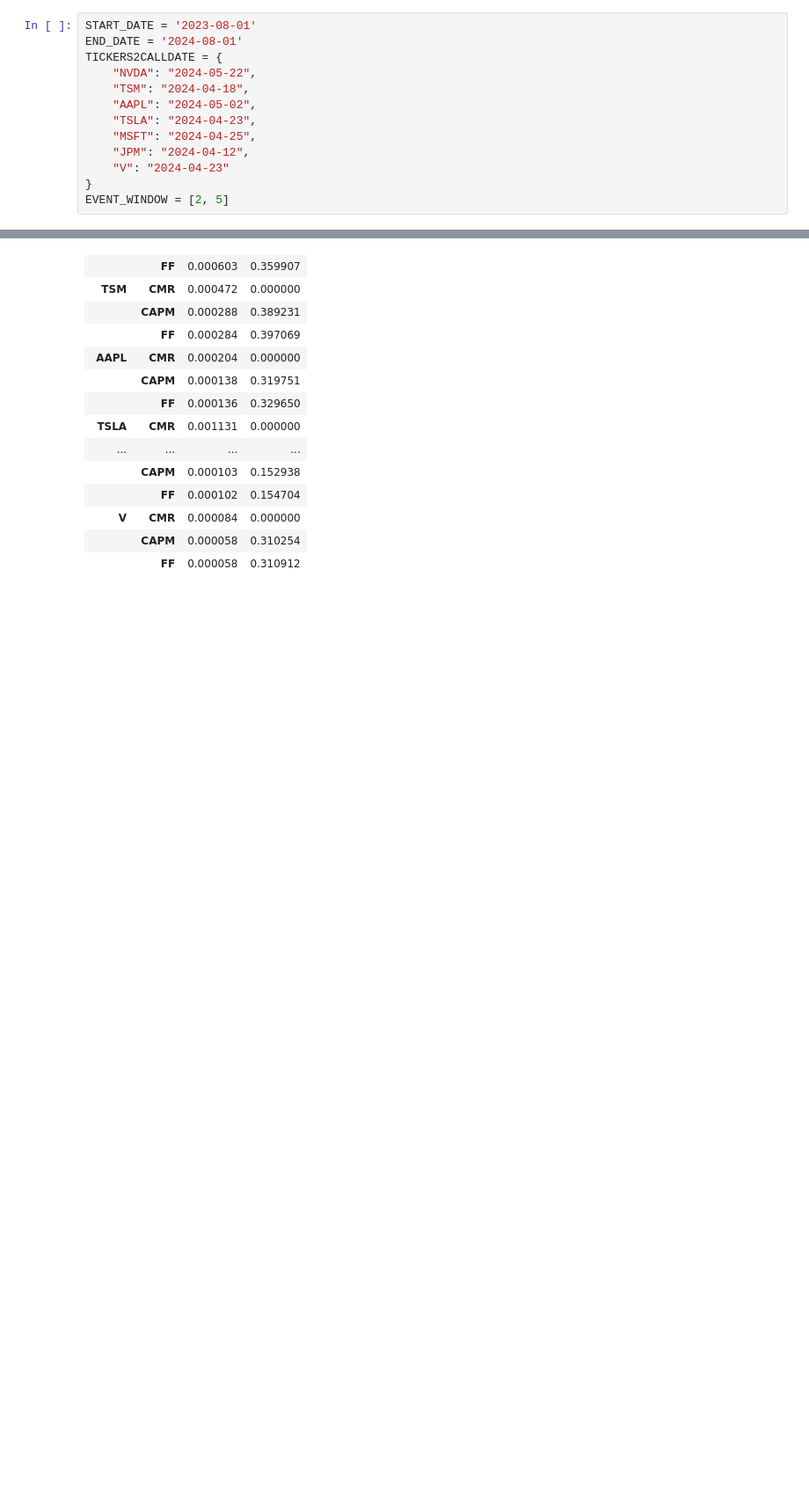
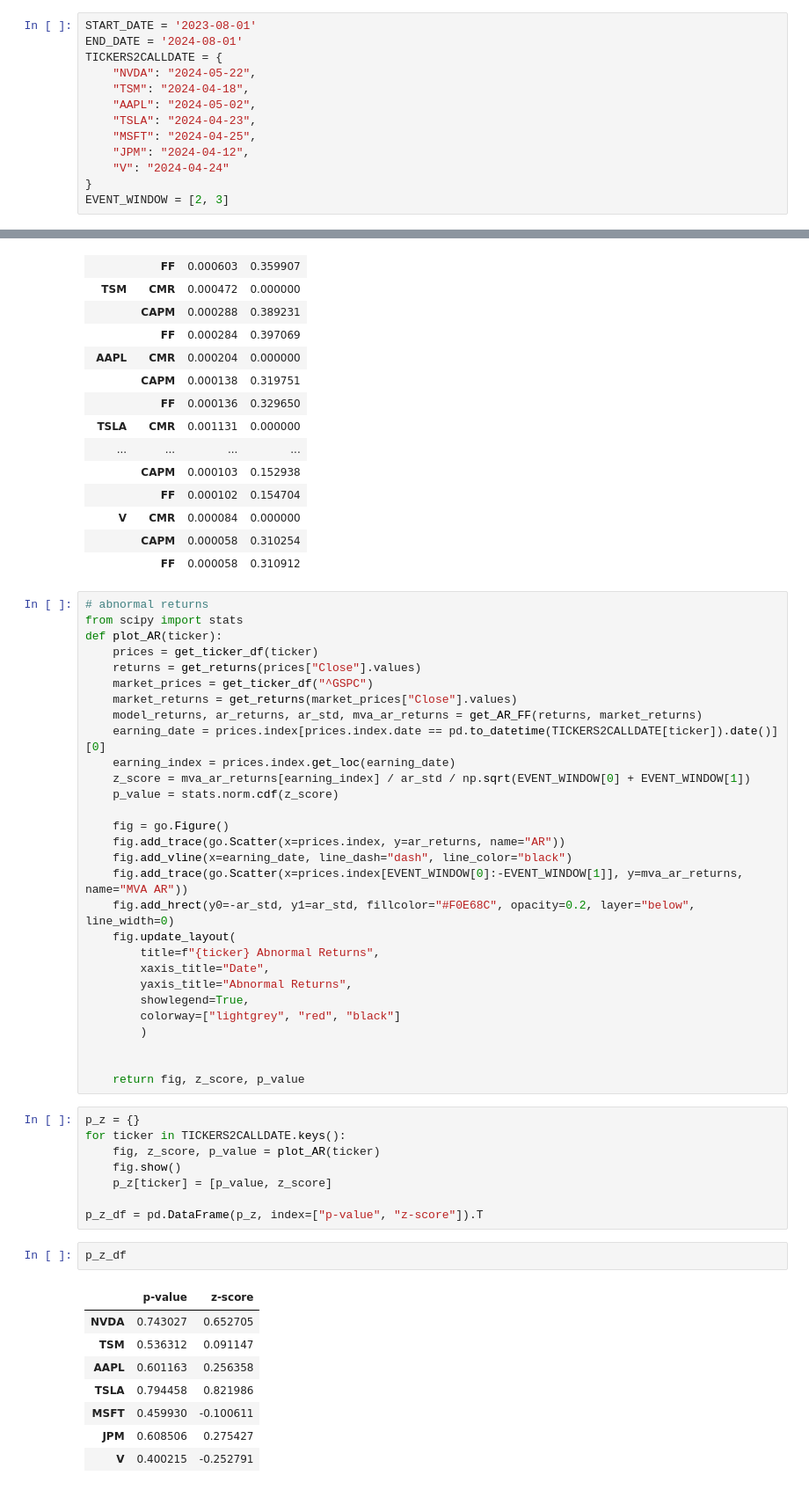
Before and after one commit to howarudo/financial-concepts, a Jupyter notebook: notebooks/q1_earnings_impact.ipynb, the cells around one changed output, grey strips where cells are left out. Shown at 88% size. Saved outputs shown, nothing was run; the diff lists cells and outputs as text; blank space fills up the shorter version.

```diff
--- a/notebooks/q1_earnings_impact.ipynb
+++ b/notebooks/q1_earnings_impact.ipynb
@@ -14,9 +14,9 @@ TICKERS2CALLDATE = {
     "TSLA": "2024-04-23",
     "MSFT": "2024-04-25",
     "JPM": "2024-04-12",
-    "V": "2024-04-23"
+    "V": "2024-04-24"
 }
-EVENT_WINDOW = [2, 5]
+EVENT_WINDOW = [2, 3]
 # %%
 def get_ticker_df(ticker):
     res_df = yahooFinance.Ticker(ticker).history(start=START_DATE, end=END_DATE)
@@ -159,3 +159,51 @@ results_df.set_index(["Ticker", "Model"])
 | V | CMR | 0.000084 | 0.000000 |
 |  | CAPM | 0.000058 | 0.310254 |
 |  | FF | 0.000058 | 0.310912 |
+# %%
+# abnormal returns
+from scipy import stats
+def plot_AR(ticker):
+    prices = get_ticker_df(ticker)
+    returns = get_returns(prices["Close"].values)
+    market_prices = get_ticker_df("^GSPC")
+    market_returns = get_returns(market_prices["Close"].values)
+    model_returns, ar_returns, ar_std, mva_ar_returns = get_AR_FF(returns, market_returns)
+    earning_date = prices.index[prices.index.date == pd.to_datetime(TICKERS2CALLDATE[ticker]).date()][0]
+    earning_index = prices.index.get_loc(earning_date)
+    z_score = mva_ar_returns[earning_index] / ar_std / np.sqrt(EVENT_WINDOW[0] + EVENT_WINDOW[1])
+    p_value = stats.norm.cdf(z_score)
+
+    fig = go.Figure()
+    fig.add_trace(go.Scatter(x=prices.index, y=ar_returns, name="AR"))
+    fig.add_vline(x=earning_date, line_dash="dash", line_color="black")
+    fig.add_trace(go.Scatter(x=prices.index[EVENT_WINDOW[0]:-EVENT_WINDOW[1]], y=mva_ar_returns, name="MVA AR"))
+    fig.add_hrect(y0=-ar_std, y1=ar_std, fillcolor="#F0E68C", opacity=0.2, layer="below", line_width=0)
+    fig.update_layout(
+        title=f"{ticker} Abnormal Returns",
+        xaxis_title="Date",
+        yaxis_title="Abnormal Returns",
+        showlegend=True,
+        colorway=["lightgrey", "red", "black"]
+        )
+
+
+    return fig, z_score, p_value
+# %%
+p_z = {}
+for ticker in TICKERS2CALLDATE.keys():
+    fig, z_score, p_value = plot_AR(ticker)
+    fig.show()
+    p_z[ticker] = [p_value, z_score]
+
+p_z_df = pd.DataFrame(p_z, index=["p-value", "z-score"]).T
+# %%
+p_z_df
+# %% [output]
+|  | p-value | z-score |
+| NVDA | 0.743027 | 0.652705 |
+| TSM | 0.536312 | 0.091147 |
+| AAPL | 0.601163 | 0.256358 |
+| TSLA | 0.794458 | 0.821986 |
+| MSFT | 0.459930 | -0.100611 |
+| JPM | 0.608506 | 0.275427 |
+| V | 0.400215 | -0.252791 |
```
Also changed, not shown: 5 other files.
